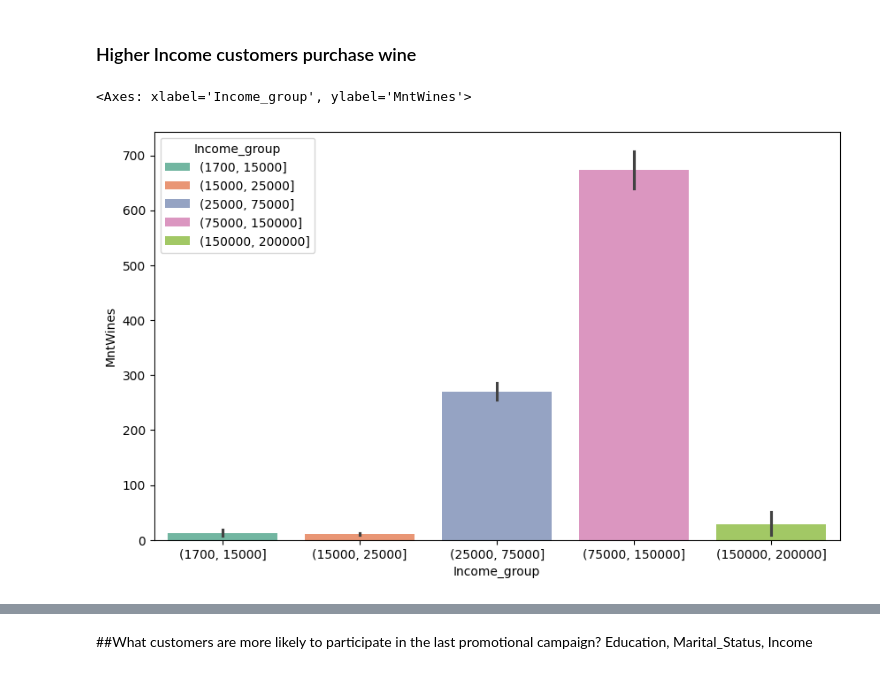
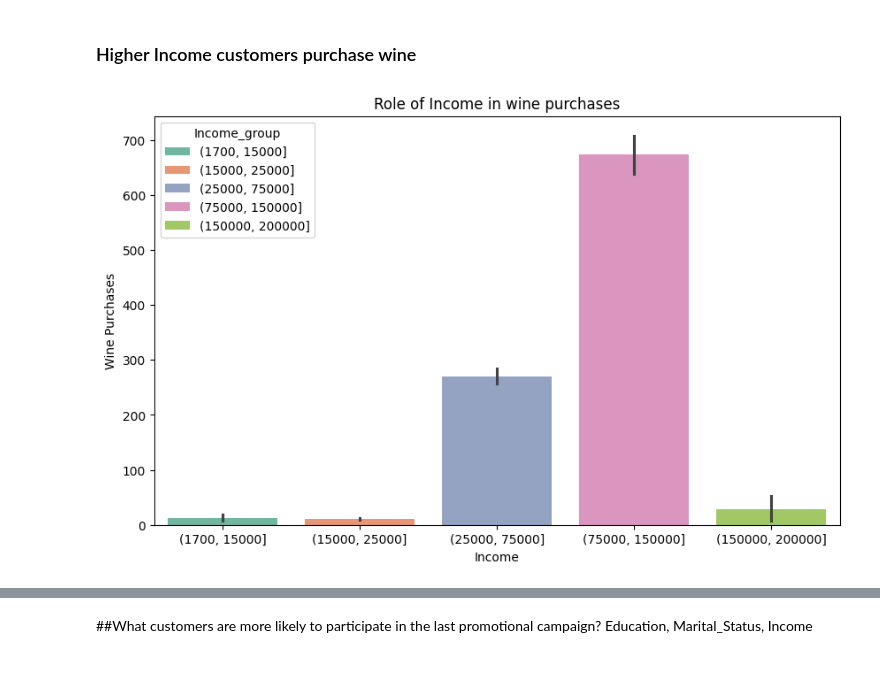
Before and after one commit to jaidatta71/ML---Berkeley, a Jupyter notebook: Sophisticated Plotting.ipynb, the cells around one changed output, grey strips where cells are left out. Cells and saved outputs as stored; diff of their text form; code cells hidden in the pictures.

```diff
--- a/Sophisticated Plotting.ipynb
+++ b/Sophisticated Plotting.ipynb
@@ -185,15 +182,18 @@ sns.barplot(df11, x = 'kids_yes_no', y = 'NumWebPurchases', hue = 'kids_yes_no',
 # %%
 bins = [1700, 15000, 25000, 75000, 150000, 200000]
 labels = ['Lowest', 'Low', 'Middle', 'High']
 df['Income_group'] = pd.cut(df['Income'], bins=bins)
 
 
 # Plot
 plt.figure(figsize=(10, 6))
 sns.barplot(x='Income_group', y='MntWines', hue='Income_group', data=df, palette='Set2')
+plt.title('Role of Income in wine purchases')
+plt.xlabel('Income')
+plt.ylabel('Wine Purchases')
+plt.show()
 # %% [output]
-<Axes: xlabel='Income_group', ylabel='MntWines'>
-[figure, old version]
+[figure, new version]
 # %%
 #df[['Income']].sort_values(by = 'Income', ascending = False)
 #1730 - 666666
```
Also changed, not shown: parts of 4 cells of this notebook.
